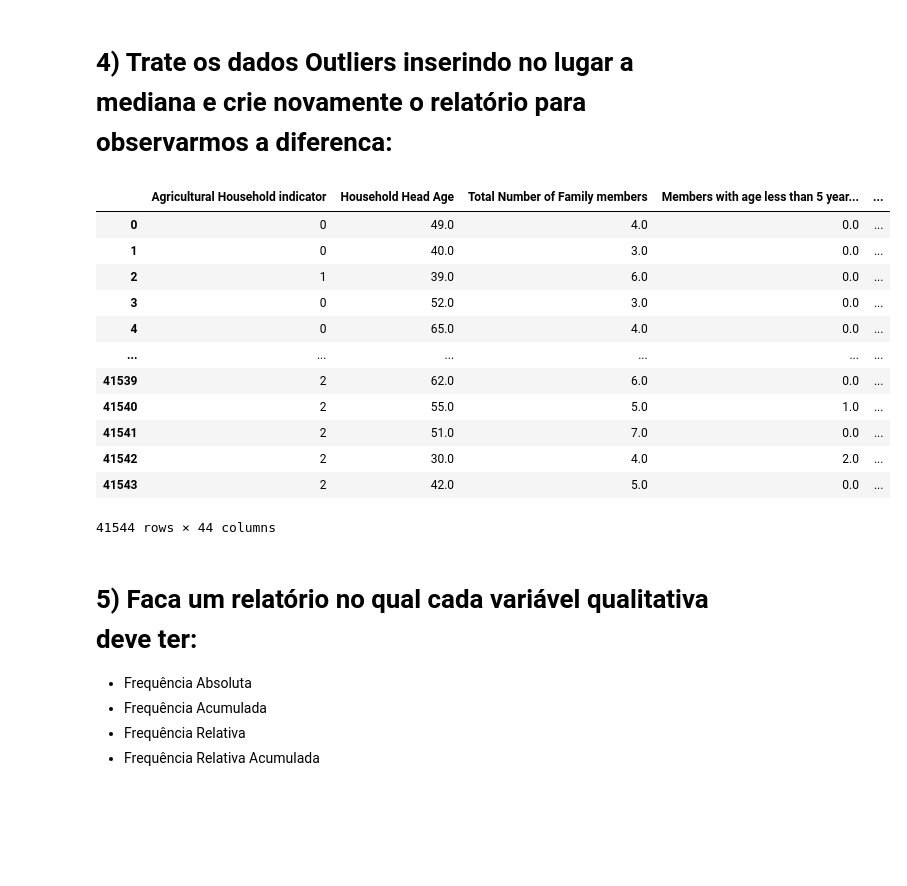
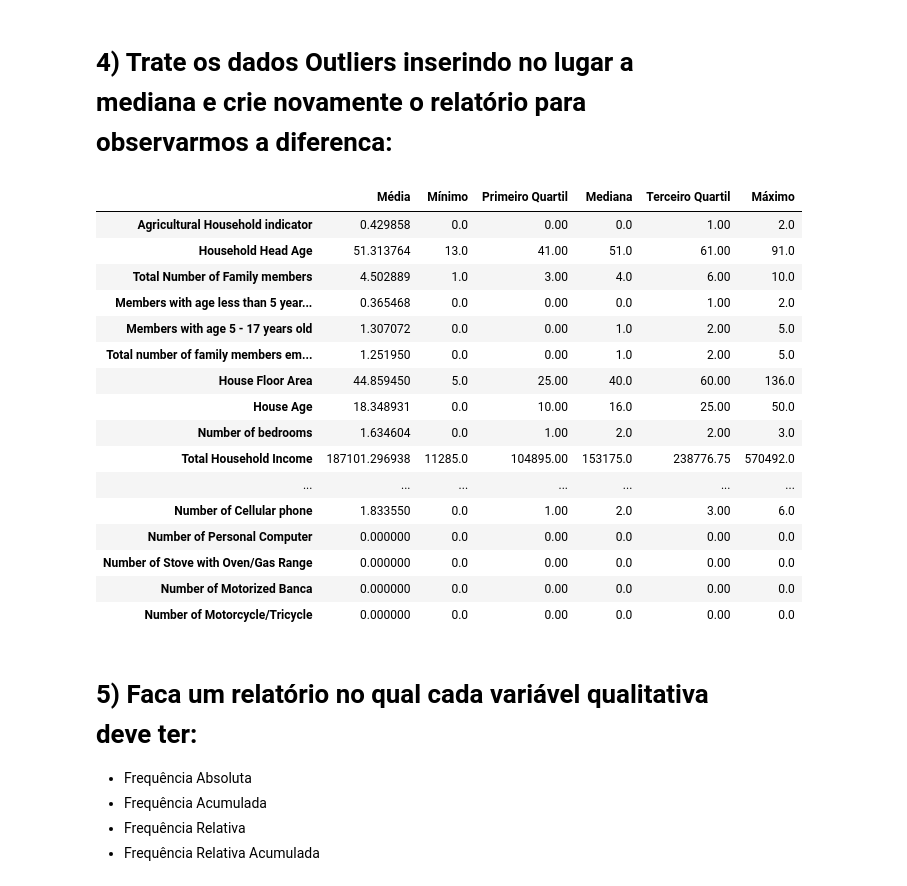
Before and after one commit to marcelaqueiroz/letscode_pandas, a Jupyter notebook: projeto_pandas.ipynb, the cells around one changed output. Cells and saved outputs as stored; diff of their text form; code cells hidden in the pictures; blank space fills up the shorter version.

Commit message:
Melhora o codigo com contribuicoes da equipe, cria um arquivo separado para funcoes

```diff
--- a/projeto_pandas.ipynb
+++ b/projeto_pandas.ipynb
@@ -247,21 +188,16 @@ dtype: object
 # %%
-def generate_stats_report(df, unwanted_stats, new_column_names):
-    df = df.describe()
-    df = df.loc[~df.index.isin(unwanted_stats)].T
-    df.columns = new_column_names
-    return df
-
-unwanted_stats = ['count', 'std']
+unwanted_stats = ['count', 'std']  # Valores indesejados retornados pelo describe()
 new_column_names = ['Média', 'Mínimo', 'Primeiro Quartil', 'Mediana', 'Terceiro Quartil', 'Máximo']
 
+# Remove colunas que, apesar de serem quantitativas, nao trazem estaticas relevantes
+# ID - sao somente os identificadores
+# Electricity - na pratica, eh uma variavel booleana (tem eletricidade ou nao?)
 unwanted_columns = ['ID', 'Electricity']
 
-# Select qualitative columns
-df_quantitative = (df_merged
-                   .loc[:, ~df_merged.columns.isin(unwanted_columns)]  # Ignore unwanted columns
-                   .select_dtypes(include='int64'))
-stats = generate_stats_report(df_quantitative, unwanted_stats, new_column_names)
-stats
+# Separa variaveis qualitativas e quantitativas, e depois gera o relatorio
+df_quantitative, df_qualitative = manip.split_variables(df_merged, unwanted_columns)
+stats = manip.generate_stats_report(df_quantitative, unwanted_stats, new_column_names)
+display(stats)
 # %% [output]
 |  | Média | Mínimo | Primeiro Quartil | Mediana | Terceiro Quartil | Máximo |
 | Agricultural Household indicator | 0.429858 | 0.0 | 0.00 | 0.0 | 1.00 | 2.0 |
@@ -283,26 +219,21 @@ stats
 # %% [markdown]
 ## 3) Trate os dados Outliers como faltantes e crie novamente o relatório para observarmos a diferenca
 # %%
-def is_in_range(column, minimum, maximum):
-    col_name = column.name
-    return (column >= minimum.loc[col_name]) & (column <= maximum.loc[col_name])
-
-
 quartile_1 = stats['Primeiro Quartil']
 quartile_3 = stats['Terceiro Quartil']
-
 interquartile_range = quartile_3 - quartile_1
 
+# Calcula os valores maximo e minimo
 max_value = quartile_3 + 1.5 * interquartile_range
 max_value.name = 'maximo'
 min_value = quartile_1 - 1.5 * interquartile_range
 min_value.name = 'minimo'
 
-# Check if values are within the interquartile range
-mask = df_quantitative.apply(lambda column: is_in_range(column, min_value, max_value))
-df_iqr = df_quantitative[mask]
+# Filtra os valores. Retorna NaN se nao estiverem entre min_value e max_value
+df_iqr = df_quantitative[(df_quantitative <= max_value) & (df_quantitative >= min_value)]
 
-generate_stats_report(df_iqr, unwanted_stats, new_column_names)
+# Gera o relatorio de estatisticas para as variaveis quantitativas com outliers removidos
+manip.generate_stats_report(df_iqr, unwanted_stats, new_column_names)
 # %% [output]
 |  | Média | Mínimo | Primeiro Quartil | Mediana | Terceiro Quartil | Máximo |
 | Agricultural Household indicator | 0.429858 | 0.0 | 0.00 | 0.0 | 1.00 | 2.0 |
@@ -324,22 +255,29 @@ generate_stats_report(df_iqr, unwanted_stats, new_column_names)
 # %% [markdown]
 # 4) Trate os dados Outliers inserindo no lugar a mediana e crie novamente o relatório para observarmos a diferenca:
 # %%
+# Substitui os outliers (que foram transformados em NaNs no exercicio anterior) pela mediana
 df_iqr_median = df_iqr.fillna(df_iqr.median())
-df_iqr_median
+
+# Gera o relatorio de estatisticas para as variaveis quantitativas com outliers tratados
+manip.generate_stats_report(df_iqr_median, unwanted_stats, new_column_names)
 # %% [output]
-|  | Agricultural Household indicator | Household Head Age | Total Number of Family members | Members with age less than 5 year... | ... |
-| 0 | 0 | 49.0 | 4.0 | 0.0 | ... |
-| 1 | 0 | 40.0 | 3.0 | 0.0 | ... |
-| 2 | 1 | 39.0 | 6.0 | 0.0 | ... |
-| 3 | 0 | 52.0 | 3.0 | 0.0 | ... |
-| 4 | 0 | 65.0 | 4.0 | 0.0 | ... |
-| ... | ... | ... | ... | ... | ... |
-| 41539 | 2 | 62.0 | 6.0 | 0.0 | ... |
-| 41540 | 2 | 55.0 | 5.0 | 1.0 | ... |
-| 41541 | 2 | 51.0 | 7.0 | 0.0 | ... |
-| 41542 | 2 | 30.0 | 4.0 | 2.0 | ... |
-| 41543 | 2 | 42.0 | 5.0 | 0.0 | ... |
+|  | Média | Mínimo | Primeiro Quartil | Mediana | Terceiro Quartil | Máximo |
+| Agricultural Household indicator | 0.429858 | 0.0 | 0.00 | 0.0 | 1.00 | 2.0 |
+| Household Head Age | 51.313764 | 13.0 | 41.00 | 51.0 | 61.00 | 91.0 |
+| Total Number of Family members | 4.502889 | 1.0 | 3.00 | 4.0 | 6.00 | 10.0 |
+| Members with age less than 5 year... | 0.365468 | 0.0 | 0.00 | 0.0 | 1.00 | 2.0 |
+| Members with age 5 - 17 years old | 1.307072 | 0.0 | 0.00 | 1.0 | 2.00 | 5.0 |
+| Total number of family members em... | 1.251950 | 0.0 | 0.00 | 1.0 | 2.00 | 5.0 |
+| House Floor Area | 44.859450 | 5.0 | 25.00 | 40.0 | 60.00 | 136.0 |
+| House Age | 18.348931 | 0.0 | 10.00 | 16.0 | 25.00 | 50.0 |
+| Number of bedrooms | 1.634604 | 0.0 | 1.00 | 2.0 | 2.00 | 3.0 |
+| Total Household Income | 187101.296938 | 11285.0 | 104895.00 | 153175.0 | 238776.75 | 570492.0 |
+| ... | ... | ... | ... | ... | ... | ... |
+| Number of Cellular phone | 1.833550 | 0.0 | 1.00 | 2.0 | 3.00 | 6.0 |
+| Number of Personal Computer | 0.000000 | 0.0 | 0.00 | 0.0 | 0.00 | 0.0 |
+| Number of Stove with Oven/Gas Range | 0.000000 | 0.0 | 0.00 | 0.0 | 0.00 | 0.0 |
+| Number of Motorized Banca | 0.000000 | 0.0 | 0.00 | 0.0 | 0.00 | 0.0 |
+| Number of Motorcycle/Tricycle | 0.000000 | 0.0 | 0.00 | 0.0 | 0.00 | 0.0 |
-41544 rows × 44 columns
 # %% [markdown]
 # 5) Faca um relatório no qual cada variável qualitativa deve ter:
 - Frequência Absoluta
```
Also changed, not shown: parts of 10 cells of this notebook, 2 other files.
